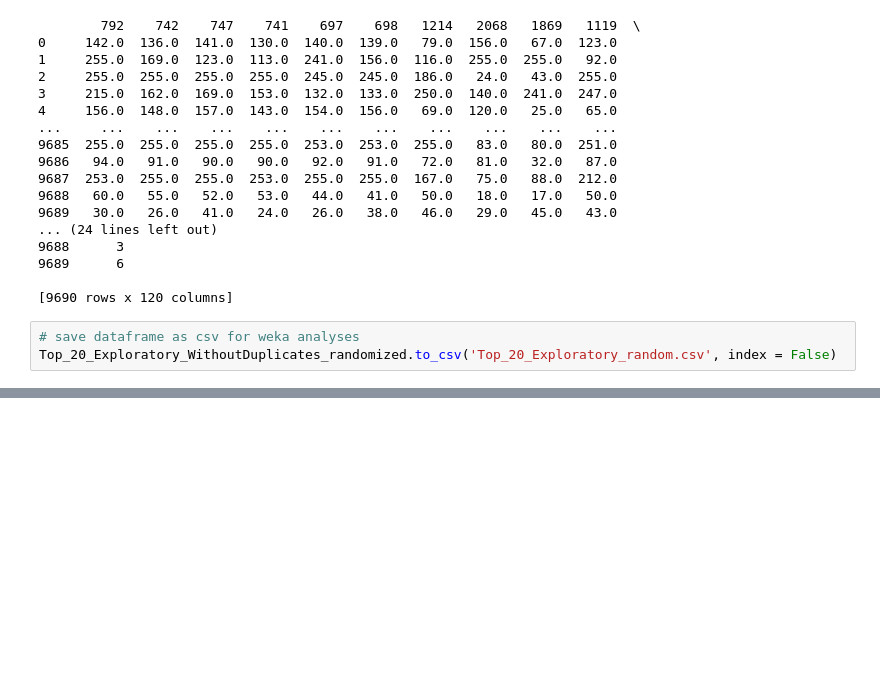
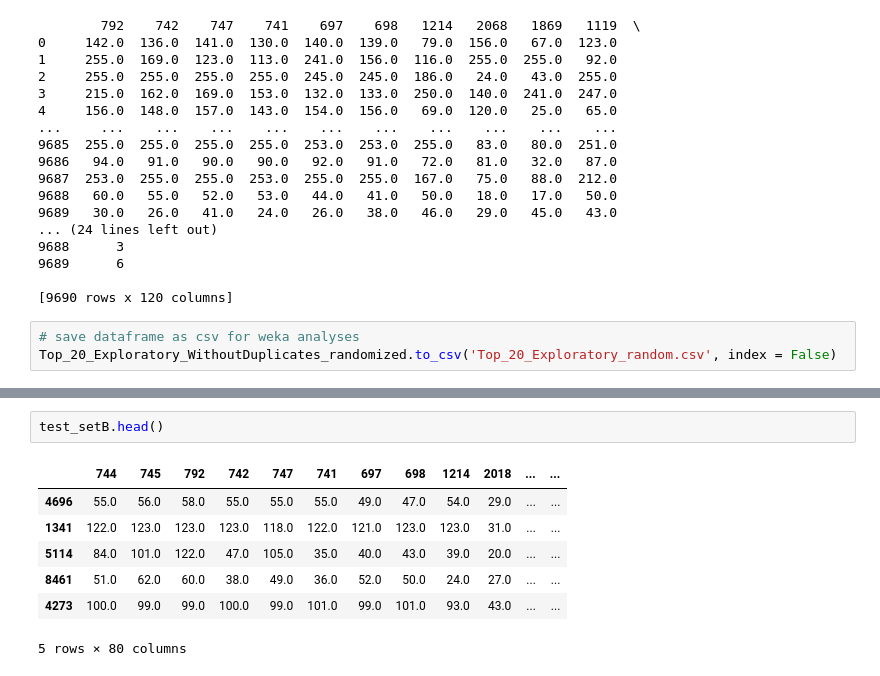
Before and after one commit to RachPatel/Data-Mining-Machine-Learning-CW1-Team-20, a Jupyter notebook: Data Exploration.ipynb, the cells around one changed output, grey strips where cells are left out. Drawn from its saved outputs; the diff is of its cells as text; blank space fills up the shorter version.

```diff
--- a/Data Exploration.ipynb
+++ b/Data Exploration.ipynb
@@ -905,0 +1155,10 @@ Top_20_Exploratory_WithoutDuplicates_randomized.to_csv('Top_20_Exploratory_rando
+# %%
+test_setB.head()
+# %% [output]
+|  | 744 | 745 | 792 | 742 | 747 | 741 | 697 | 698 | 1214 | 2018 | ... | ... |
+| 4696 | 55.0 | 56.0 | 58.0 | 55.0 | 55.0 | 55.0 | 49.0 | 47.0 | 54.0 | 29.0 | ... | ... |
+| 1341 | 122.0 | 123.0 | 123.0 | 123.0 | 118.0 | 122.0 | 121.0 | 123.0 | 123.0 | 31.0 | ... | ... |
+| 5114 | 84.0 | 101.0 | 122.0 | 47.0 | 105.0 | 35.0 | 40.0 | 43.0 | 39.0 | 20.0 | ... | ... |
+| 8461 | 51.0 | 62.0 | 60.0 | 38.0 | 49.0 | 36.0 | 52.0 | 50.0 | 24.0 | 27.0 | ... | ... |
+| 4273 | 100.0 | 99.0 | 99.0 | 100.0 | 99.0 | 101.0 | 99.0 | 101.0 | 93.0 | 43.0 | ... | ... |
+5 rows × 80 columns
```
Also changed, not shown: parts of 69 cells of this notebook.
